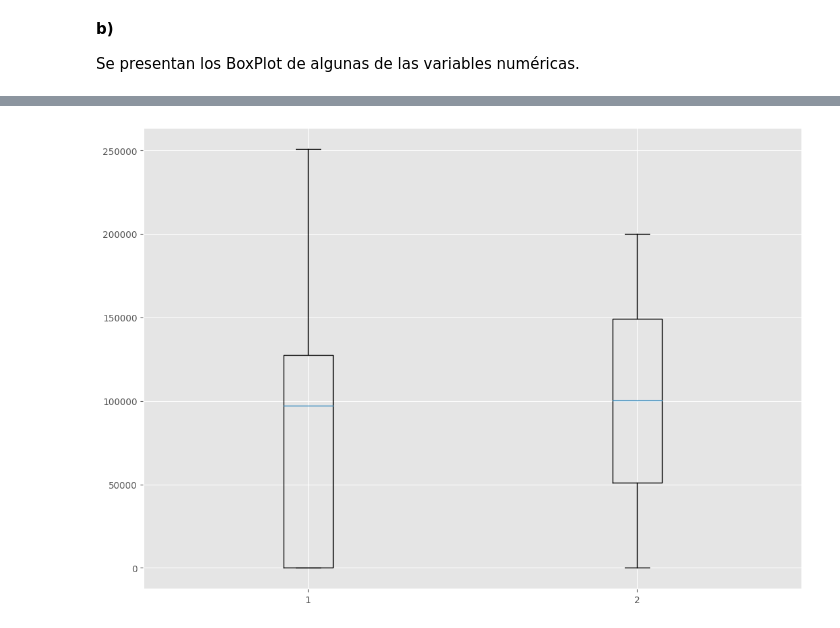
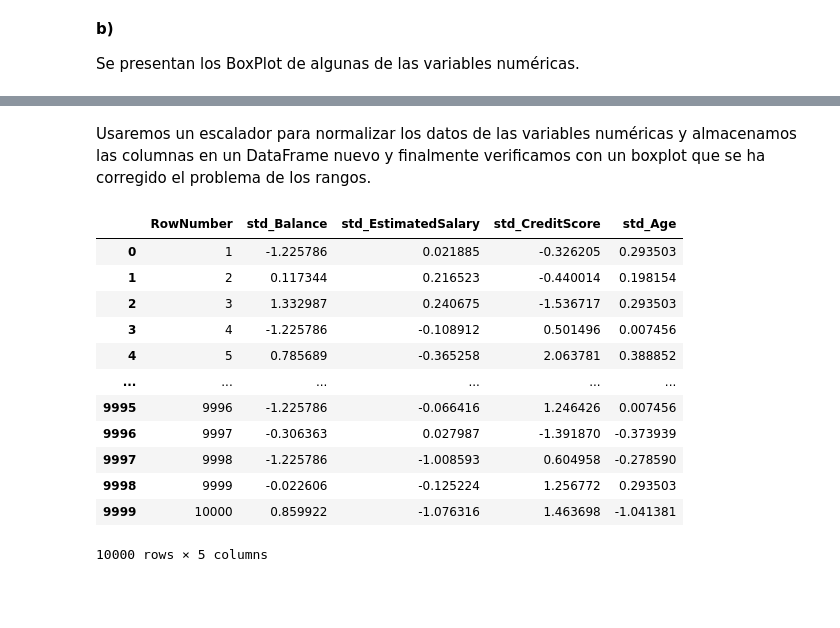
Before and after one commit to LeobardoEnriquezH/MultivariateAnalysis, a Jupyter notebook: practic1/3_Churn_Bank_Dataset.ipynb, the cells around one changed output, grey strips where cells are left out. Drawn from its saved outputs; the diff is of its cells as text; code cells hidden in the pictures; blank space fills up the shorter version.

```diff
--- a/practic1/3_Churn_Bank_Dataset.ipynb
+++ b/practic1/3_Churn_Bank_Dataset.ipynb
@@ -208,22 +209,2 @@ plt.show()
-# %%
-#  dataset
-
-Balance = churn_df['Balance']
-Salary = churn_df['EstimatedSalary']
-
-
-data = [Balance, Salary]
-
-
-fig = plt.figure(figsize =(10, 7))
-
-# Creating axes instance
-ax = fig.add_axes([0, 0,1, 1])
-
-# Creating plot
-bp = ax.boxplot(data)
-
-# show plot
-plt.show()
-# %% [output]
-[figure, removed]
+# %% [markdown]
+Usaremos un escalador  para normalizar los datos de las variables numéricas y almacenamos las columnas en un DataFrame nuevo y finalmente verificamos con un boxplot que se ha corregido el problema de los rangos.
@@ -229,0 +219,18 @@ plt.show()
+# %%
+columns = ['Balance', 'EstimatedSalary', 'CreditScore','Age']
+churn_dff = getStdDataMatrix(churn_df,columns,keys=['RowNumber'])
+churn_dff
+# %% [output]
+|  | RowNumber | std_Balance | std_EstimatedSalary | std_CreditScore | std_Age |
+| 0 | 1 | -1.225786 | 0.021885 | -0.326205 | 0.293503 |
+| 1 | 2 | 0.117344 | 0.216523 | -0.440014 | 0.198154 |
+| 2 | 3 | 1.332987 | 0.240675 | -1.536717 | 0.293503 |
+| 3 | 4 | -1.225786 | -0.108912 | 0.501496 | 0.007456 |
+| 4 | 5 | 0.785689 | -0.365258 | 2.063781 | 0.388852 |
+| ... | ... | ... | ... | ... | ... |
+| 9995 | 9996 | -1.225786 | -0.066416 | 1.246426 | 0.007456 |
+| 9996 | 9997 | -0.306363 | 0.027987 | -1.391870 | -0.373939 |
+| 9997 | 9998 | -1.225786 | -1.008593 | 0.604958 | -0.278590 |
+| 9998 | 9999 | -0.022606 | -0.125224 | 1.256772 | 0.293503 |
+| 9999 | 10000 | 0.859922 | -1.076316 | 1.463698 | -1.041381 |
+10000 rows × 5 columns
```
Also changed, not shown: parts of 5 cells of this notebook.
